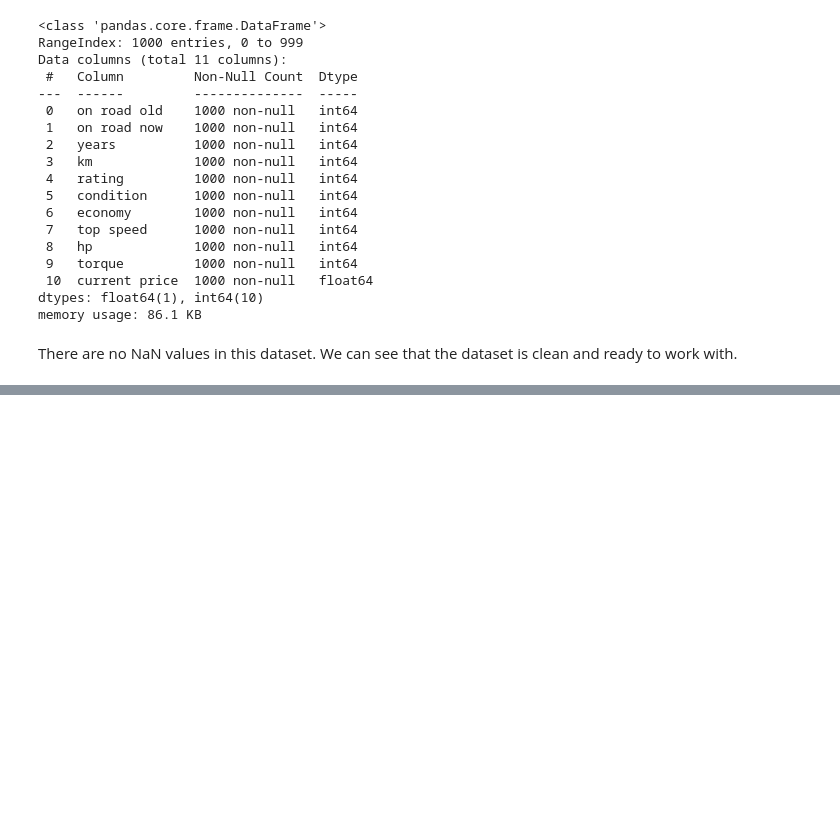
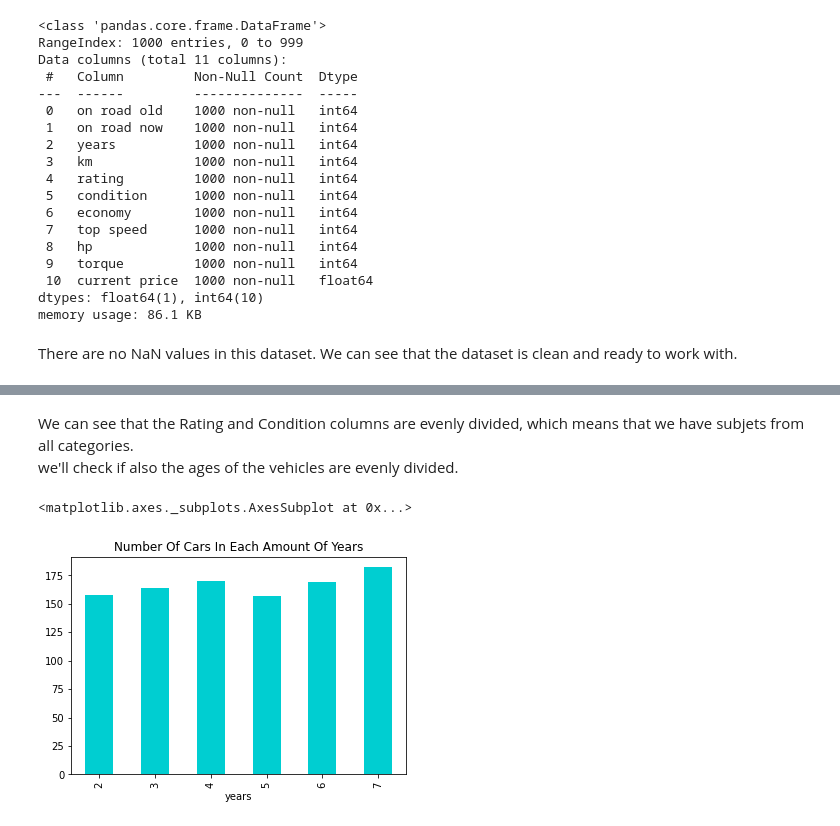
Before and after one commit to Esther-Bi/Introduction-to-Data-Science-2020-Semester-A-Final-Project, a Jupyter notebook: Notebook 4.ipynb, the cells around one changed output, grey strips where cells are left out. Saved outputs shown, nothing was run; the diff lists cells and outputs as text; code cells hidden in the pictures; blank space fills up the shorter version.

```diff
--- a/Notebook 4.ipynb
+++ b/Notebook 4.ipynb
@@ -107,0 +127,8 @@ df.describe()
+# %% [markdown]
+We can see that the Rating and Condition columns are evenly divided, which means that we have subjets from all categories.<br>
+we'll check if also the ages of the vehicles are evenly divided.
+# %%
+df.groupby(df.years).size().plot(kind='bar' , color='darkturquoise' , title='Number Of Cars In Each Amount Of Years')
+# %% [output]
+<matplotlib.axes._subplots.AxesSubplot at 0x...>
+[figure, added]
```
Also changed, not shown: parts of 17 cells of this notebook.
